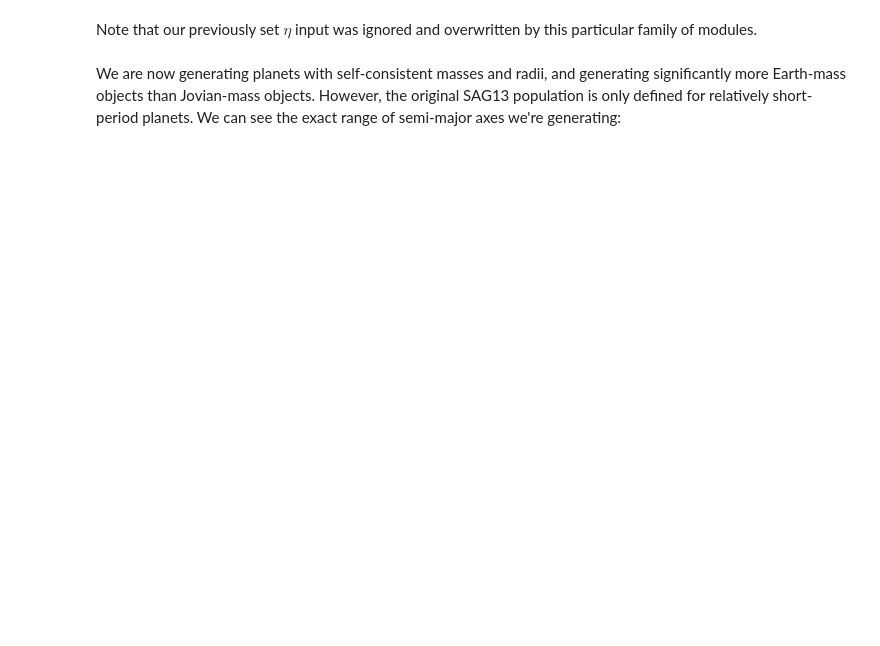
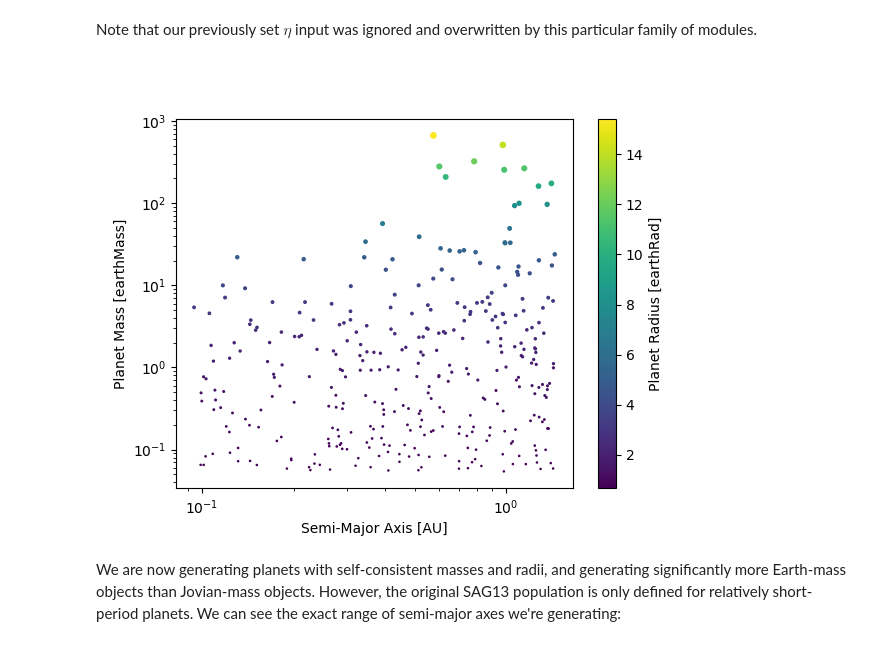
Before and after one commit to dsavransky/YieldModelingWorkshopTutorial, a Jupyter notebook: Notebooks/EXOSIMS_tutorial1.ipynb, the cells around one changed output. Cells and saved outputs as stored; diff of their text form; code cells hidden in the pictures; blank space fills up the shorter version.

```diff
--- a/Notebooks/EXOSIMS_tutorial1.ipynb
+++ b/Notebooks/EXOSIMS_tutorial1.ipynb
@@ -256,16 +491,18 @@ Note that our previously set $\eta$ input was ignored and overwritten by this pa
 # %%
 fig, ax = plt.subplots()
 pts = ax.scatter(
     sim4.SimulatedUniverse.a,
     sim4.SimulatedUniverse.Mp,
-    s=sim4.SimulatedUniverse.Rp,
-    c=sim4.SimulatedUniverse.Rp,
+    s=sim4.SimulatedUniverse.Rp.value,
+    c=sim4.SimulatedUniverse.Rp.value,
 )
 ax.set_xscale("log")
 ax.set_yscale("log")
 ax.set_ylabel(f"Planet Mass [{sim4.SimulatedUniverse.Mp.unit}]")
 ax.set_xlabel(f"Semi-Major Axis [{sim4.SimulatedUniverse.a.unit}]")
 plt.colorbar(pts, label=f"Planet Radius [{sim4.SimulatedUniverse.Rp.unit}]");
+# %% [output]
+[figure, added]
 # %% [markdown]
 We are now generating planets with self-consistent masses and radii, and generating significantly more Earth-mass objects than Jovian-mass objects. However, the original SAG13 population is only defined for relatively short-period planets.  We can see the exact range of semi-major axes we're generating:
 # %%
```
Also changed, not shown: parts of 43 cells of this notebook, 1 other file.
